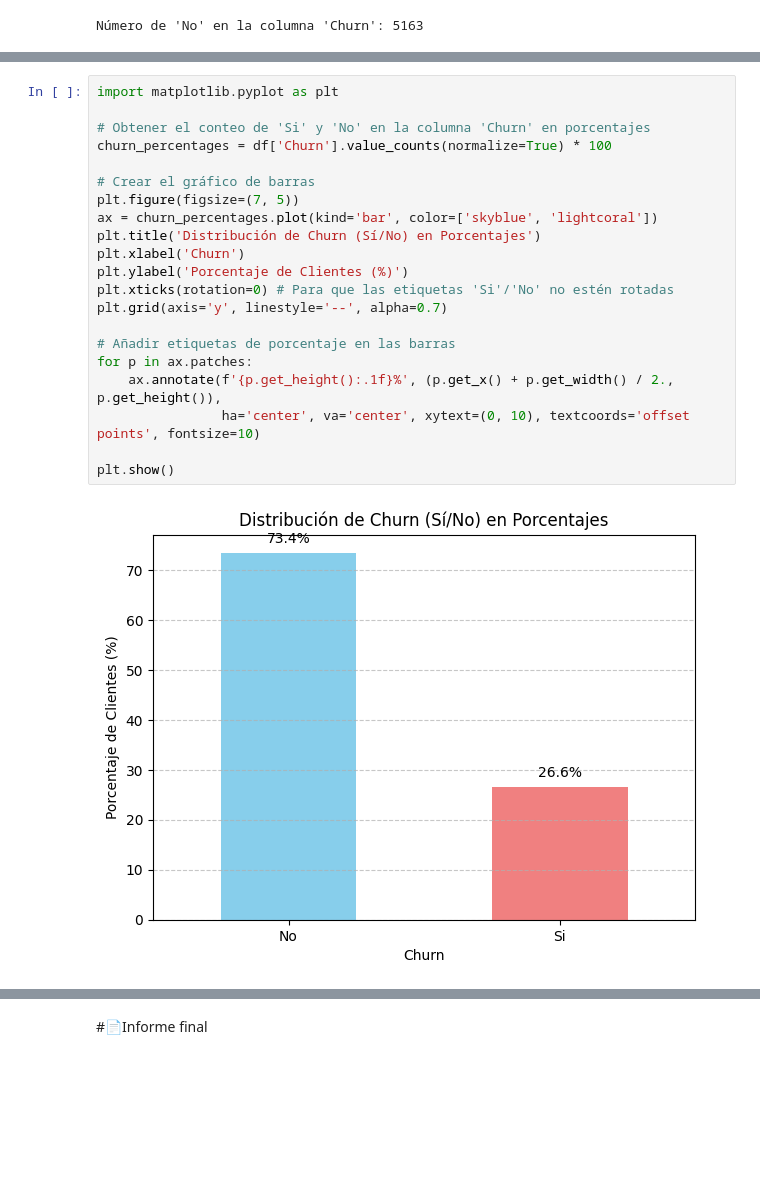
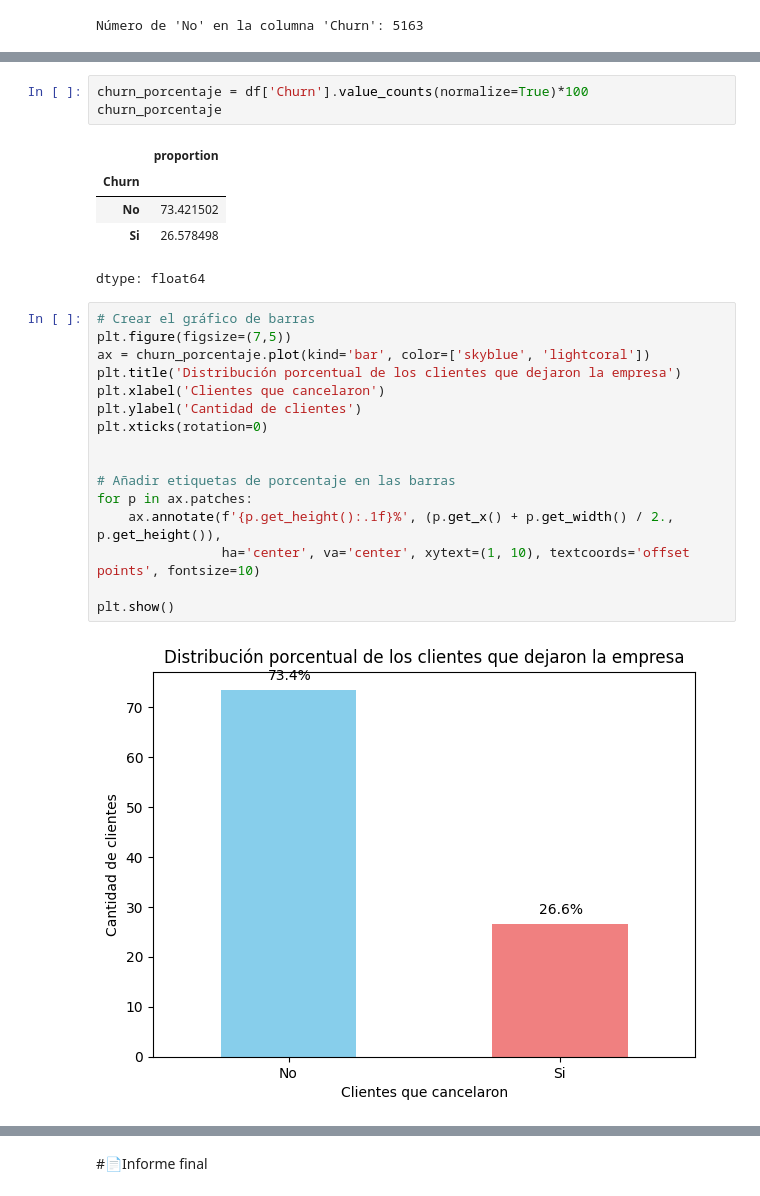
Before and after one commit to rociocelestial/Challenge2-Data-Science, a Jupyter notebook: TelecomX_LATAM.ipynb, the cells around one changed output, grey strips where cells are left out. Drawn from its saved outputs; the diff is of its cells as text; blank space fills up the shorter version.

```diff
--- a/TelecomX_LATAM.ipynb
+++ b/TelecomX_LATAM.ipynb
@@ -363,23 +355,27 @@ plt.show()
+# %%
+churn_porcentaje = df['Churn'].value_counts(normalize=True)*100
+churn_porcentaje
+# %% [output]
+|  | proportion |
+| Churn |  |
+| No | 73.421502 |
+| Si | 26.578498 |
+dtype: float64
 # %%
-import matplotlib.pyplot as plt
+# Crear el gráfico de barras
+plt.figure(figsize=(7,5))
+ax = churn_porcentaje.plot(kind='bar', color=['skyblue', 'lightcoral'])
+plt.title('Distribución porcentual de los clientes que dejaron la empresa')
+plt.xlabel('Clientes que cancelaron')
+plt.ylabel('Cantidad de clientes')
+plt.xticks(rotation=0)
 
-# Obtener el conteo de 'Si' y 'No' en la columna 'Churn' en porcentajes
-churn_percentages = df['Churn'].value_counts(normalize=True) * 100
-
-# Crear el gráfico de barras
-plt.figure(figsize=(7, 5))
-ax = churn_percentages.plot(kind='bar', color=['skyblue', 'lightcoral'])
-plt.title('Distribución de Churn (Sí/No) en Porcentajes')
-plt.xlabel('Churn')
-plt.ylabel('Porcentaje de Clientes (%)')
-plt.xticks(rotation=0) # Para que las etiquetas 'Si'/'No' no estén rotadas
-plt.grid(axis='y', linestyle='--', alpha=0.7)
 
 # Añadir etiquetas de porcentaje en las barras
 for p in ax.patches:
     ax.annotate(f'{p.get_height():.1f}%', (p.get_x() + p.get_width() / 2., p.get_height()),
-                ha='center', va='center', xytext=(0, 10), textcoords='offset points', fontsize=10)
+                ha='center', va='center', xytext=(1, 10), textcoords='offset points', fontsize=10)
 
 plt.show()
 # %% [output]
-[figure, old version]
+[figure, new version]
```
Also changed, not shown: parts of 3 cells of this notebook.
